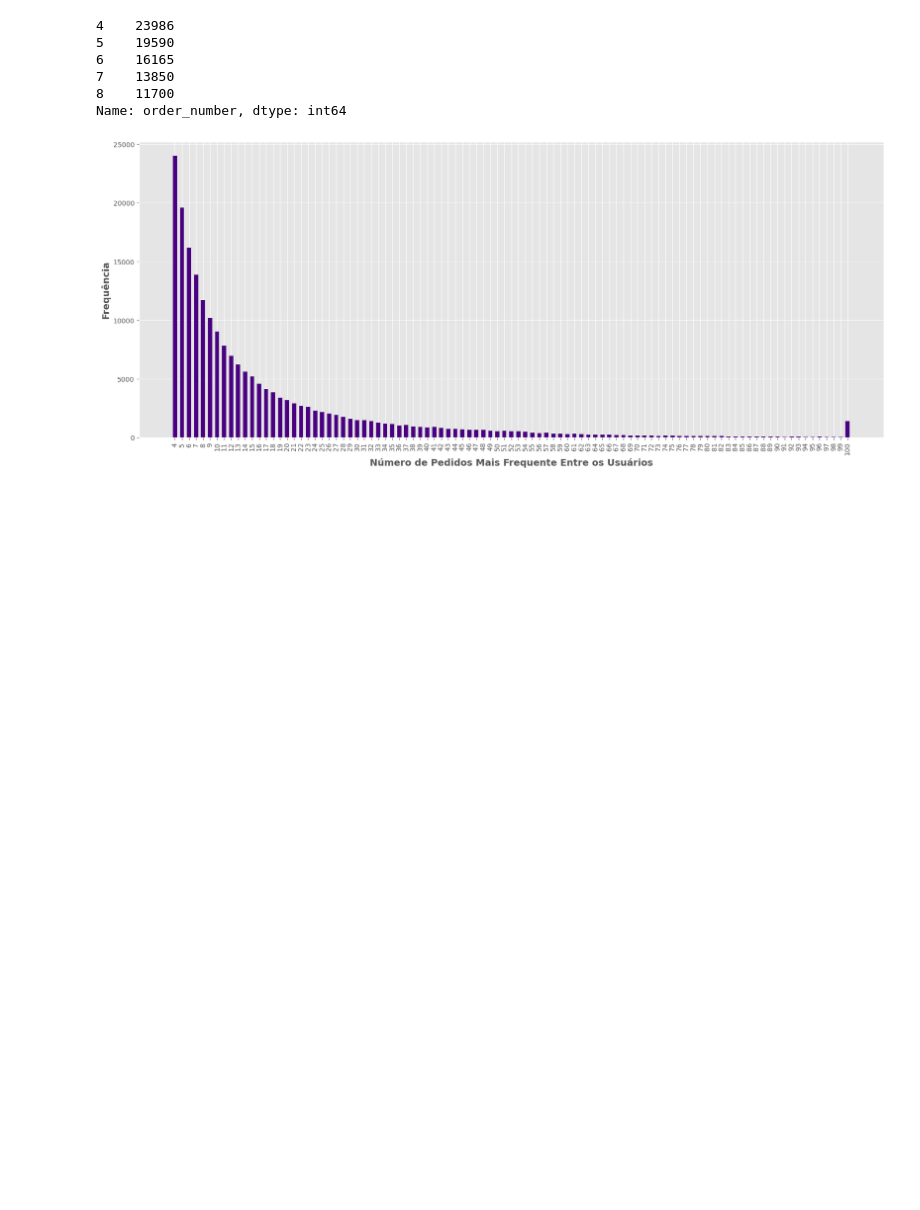
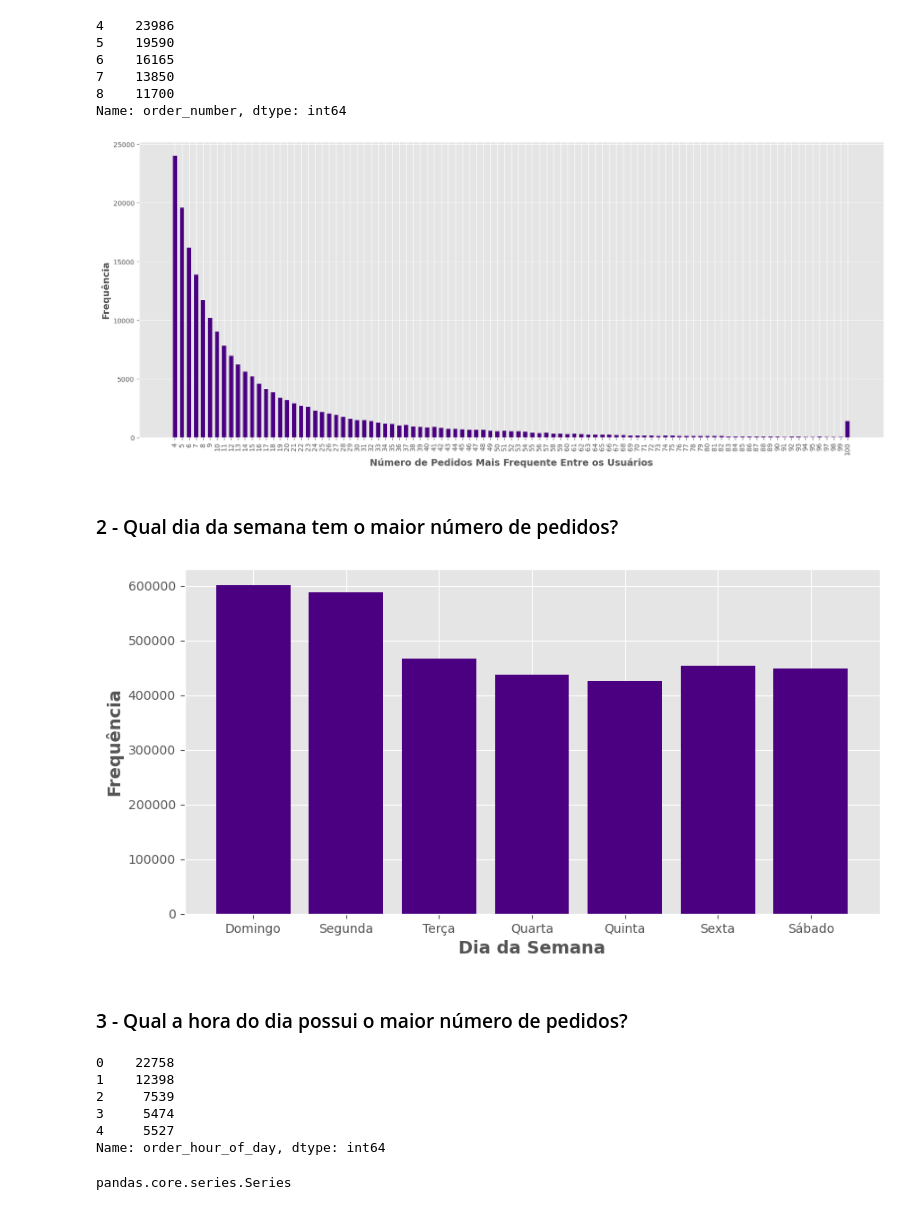
Before and after one commit to raulrosapacheco/Analise-Instacart-CestaDeMercado, a Jupyter notebook: Analise_Instacart_CestaDeMercado.ipynb, the cells around one changed output. Saved outputs shown, nothing was run; the diff lists cells and outputs as text; code cells hidden in the pictures; blank space fills up the shorter version.

```diff
--- a/Analise_Instacart_CestaDeMercado.ipynb
+++ b/Analise_Instacart_CestaDeMercado.ipynb
@@ -255,3 +255,41 @@ plt.xlabel('Número de Pedidos Mais Frequente Entre os Usuários', fontsize = 14
 plt.show()
 # %% [output]
 [figure]
+# %% [markdown]
+### 2 - Qual dia da semana tem o maior número de pedidos?
+# %%
+# Count the numer of order lines where the day of the week equal a (0 = domingo, 1 = segunda, ...)
+x = [0, 1, 2, 3, 4, 5, 6]
+y = [order[order['order_dow'] == 0].shape[0],
+     order[order['order_dow'] == 1].shape[0],
+     order[order['order_dow'] == 2].shape[0],
+     order[order['order_dow']==3].shape[0],
+     order[order['order_dow']==4].shape[0],
+     order[order['order_dow']==5].shape[0],
+     order[order['order_dow']==6].shape[0]]
+# %%
+# Plot
+plt.figure(figsize = (10,5))
+plt.bar(x, y, color = 'indigo')
+plt.xlabel('Dia da Semana', fontsize = 14, fontweight = 'bold')
+plt.ylabel('Frequência', fontsize = 14, fontweight = 'bold')
+plt.xticks(x, ['Domingo', 'Segunda', 'Terça', 'Quarta', 'Quinta', 'Sexta', 'Sábado'], rotation = 0)
+plt.show()
+# %% [output]
+[figure, added]
+# %% [markdown]
+### 3 - Qual a hora do dia possui o maior número de pedidos?
+# %%
+count_order_per_hours = order.order_hour_of_day.value_counts().sort_index()
+count_order_per_hours.head()
+# %% [output]
+0    22758
+1    12398
+2     7539
+3     5474
+4     5527
+Name: order_hour_of_day, dtype: int64
+# %%
+type(count_order_per_hours)
+# %% [output]
+pandas.core.series.Series
```
Also changed, not shown: parts of 9 cells of this notebook.
